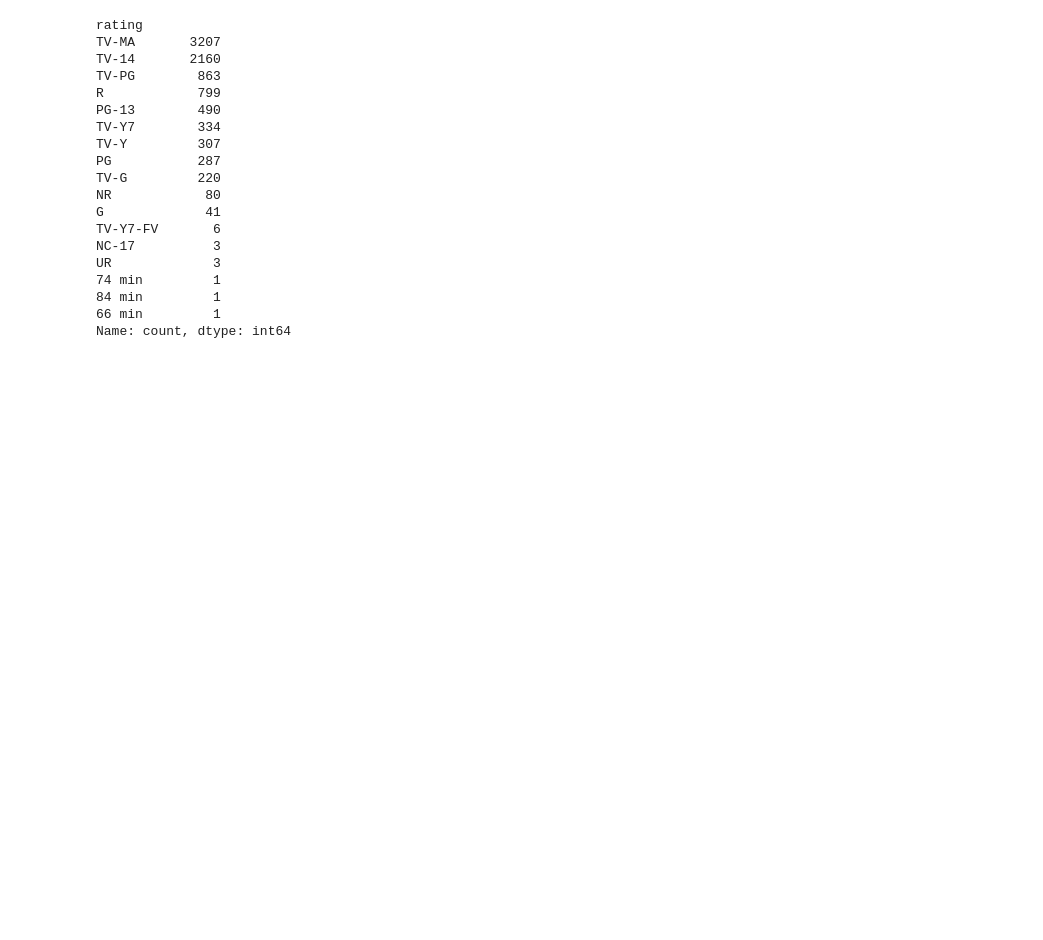
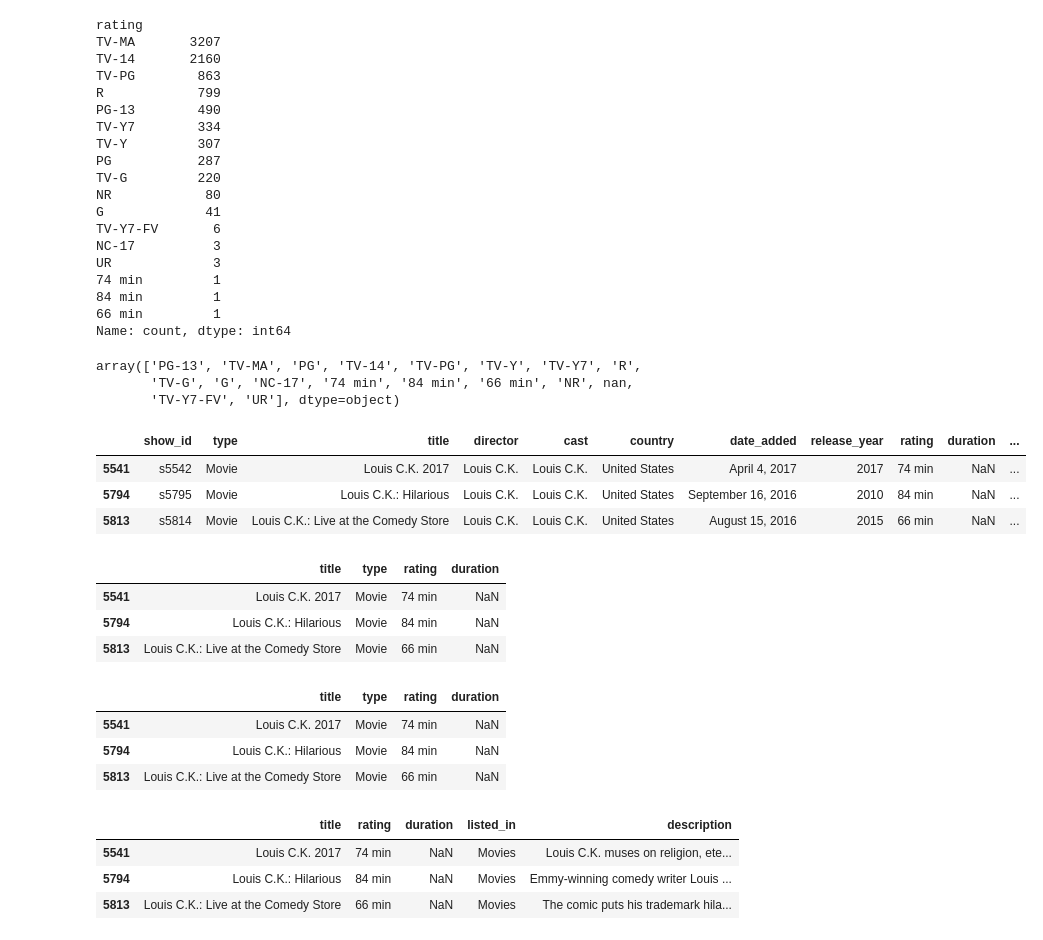
Before and after one commit to RashedTheDeveloper/AI-ML-Learning-Journey, a Jupyter notebook: 02_Data_Analysis_Projects/Netflix_Movies_Analysis/01_Netflix_Movies_Analysis.ipynb, the cells around one changed output. Drawn from its saved outputs; the diff is of its cells as text; code cells hidden in the pictures; blank space fills up the shorter version.

```diff
--- a/02_Data_Analysis_Projects/Netflix_Movies_Analysis/01_Netflix_Movies_Analysis.ipynb
+++ b/02_Data_Analysis_Projects/Netflix_Movies_Analysis/01_Netflix_Movies_Analysis.ipynb
@@ -378,3 +378,44 @@ UR             3
 84 min         1
 66 min         1
 Name: count, dtype: int64
+# %%
+df['rating'].unique()
+# %% [output]
+array(['PG-13', 'TV-MA', 'PG', 'TV-14', 'TV-PG', 'TV-Y', 'TV-Y7', 'R',
+       'TV-G', 'G', 'NC-17', '74 min', '84 min', '66 min', 'NR', nan,
+       'TV-Y7-FV', 'UR'], dtype=object)
+# %%
+df[df['rating'].str.contains('min', na=False)]
+# %% [output]
+|  | show_id | type | title | director | cast | country | date_added | release_year | rating | duration | ... |
+| 5541 | s5542 | Movie | Louis C.K. 2017 | Louis C.K. | Louis C.K. | United States | April 4, 2017 | 2017 | 74 min | NaN | ... |
+| 5794 | s5795 | Movie | Louis C.K.: Hilarious | Louis C.K. | Louis C.K. | United States | September 16, 2016 | 2010 | 84 min | NaN | ... |
+| 5813 | s5814 | Movie | Louis C.K.: Live at the Comedy Store | Louis C.K. | Louis C.K. | United States | August 15, 2016 | 2015 | 66 min | NaN | ... |
+# %%
+df[df['rating'].str.contains('min', na=False)][
+    ['title', 'type', 'rating', 'duration']
+]
+# %% [output]
+|  | title | type | rating | duration |
+| 5541 | Louis C.K. 2017 | Movie | 74 min | NaN |
+| 5794 | Louis C.K.: Hilarious | Movie | 84 min | NaN |
+| 5813 | Louis C.K.: Live at the Comedy Store | Movie | 66 min | NaN |
+# %%
+df[df['rating'].str.contains('min', na=False)][
+    ['title', 'type', 'rating', 'duration']
+]
+# %% [output]
+|  | title | type | rating | duration |
+| 5541 | Louis C.K. 2017 | Movie | 74 min | NaN |
+| 5794 | Louis C.K.: Hilarious | Movie | 84 min | NaN |
+| 5813 | Louis C.K.: Live at the Comedy Store | Movie | 66 min | NaN |
+# %%
+df.loc[
+    df['rating'].str.contains('min', na=False),
+    ['title', 'rating', 'duration', 'listed_in', 'description']
+]
+# %% [output]
+|  | title | rating | duration | listed_in | description |
+| 5541 | Louis C.K. 2017 | 74 min | NaN | Movies | Louis C.K. muses on religion, ete... |
+| 5794 | Louis C.K.: Hilarious | 84 min | NaN | Movies | Emmy-winning comedy writer Louis ... |
+| 5813 | Louis C.K.: Live at the Comedy Store | 66 min | NaN | Movies | The comic puts his trademark hila... |
```
Also changed, not shown: parts of 9 cells of this notebook.
